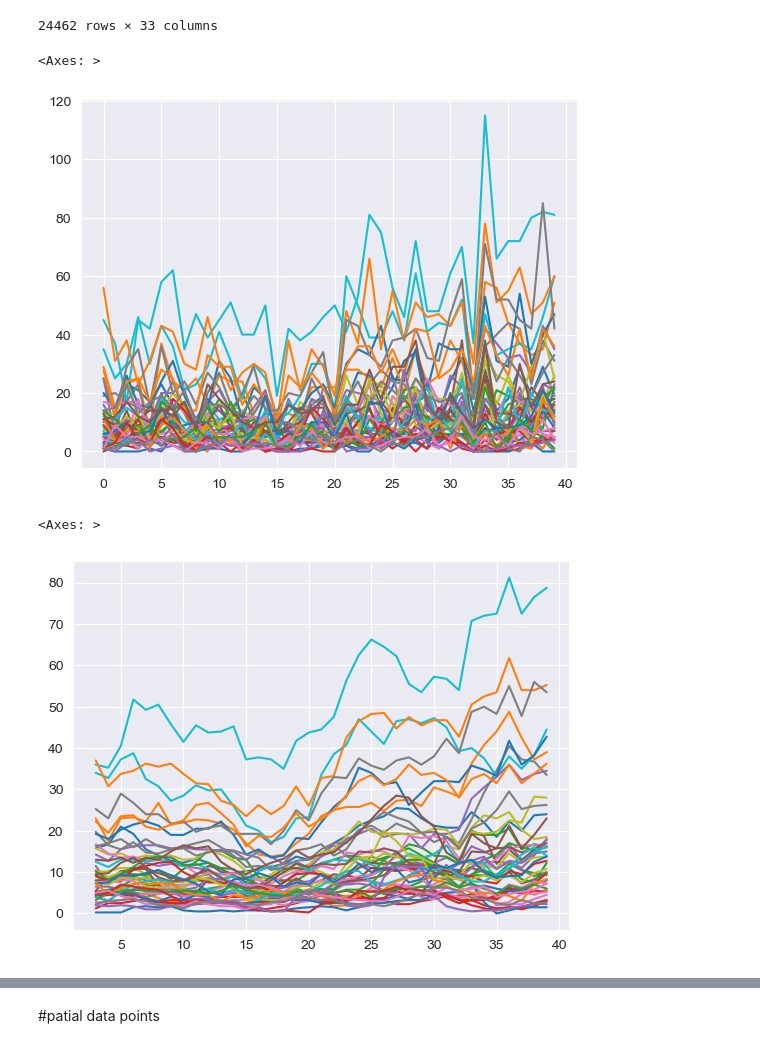
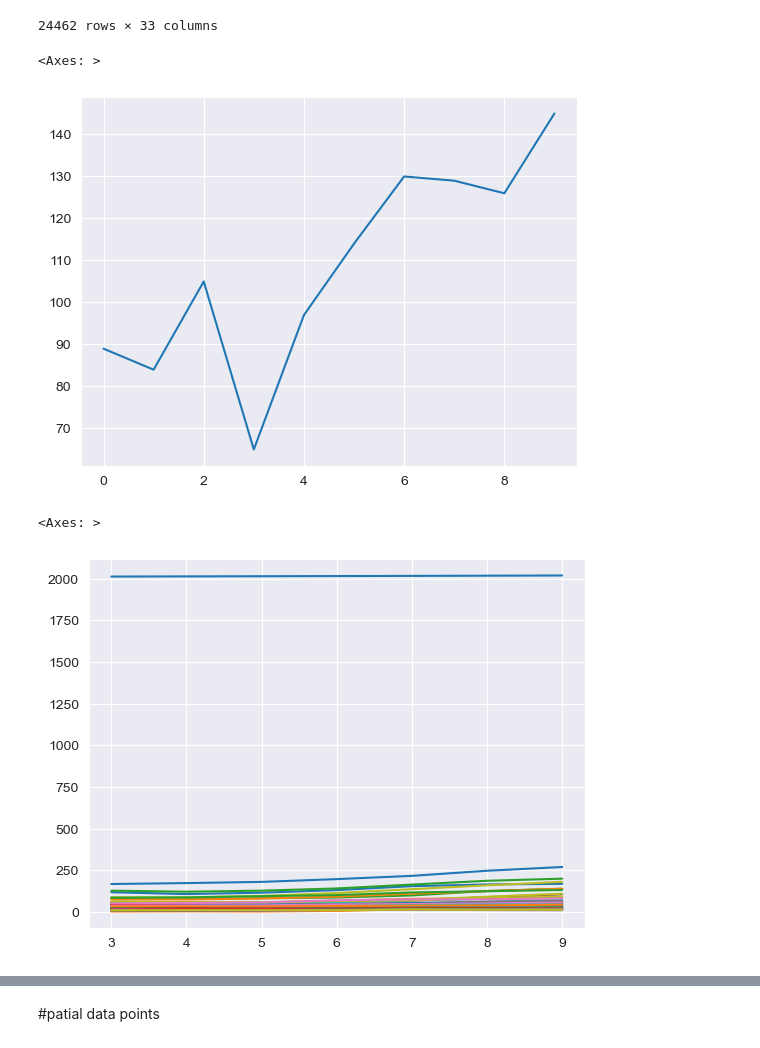
Before and after one commit to SantiRimedio/Trabajo_MacOs, a Jupyter notebook: Work/Exploración.ipynb, the cells around one changed output, grey strips where cells are left out. Cells and saved outputs as stored; diff of their text form; code cells hidden in the pictures.

```diff
--- a/Work/Exploración.ipynb
+++ b/Work/Exploración.ipynb
@@ -49,16 +49,16 @@ df
 # %%
 #Grouping of data by date
 merge = pd.DataFrame()
 for i in df["BARRIOS"].unique():
-    b = (df[df["BARRIOS"] == i].groupby(['DATE']).size()).to_frame(name=i)
+    b = (df[df["BARRIOS"] == i].groupby(['ANIO']).size()).to_frame(name=i)
 
     merge= pd.merge(merge, b, how="outer", right_index = True, left_index = True)
     merge.fillna(0,inplace=True)
 merge.reset_index(inplace=True)
-merge.plot(legend=None)
+merge["FLORES"].plot(legend=None)
 # %% [output]
 <Axes: >
-[figure, old version]
+[figure, new version]
 # %%
 ##Promedio móvil para disminuir varianzas estacionales y extraer tendencia
 # %%
@@ -67,7 +67,7 @@ merge_mean = merge.rolling(4).mean()
 merge_mean.plot(legend=None)
 # %% [output]
 <Axes: >
-[figure, old version]
+[figure, new version]
 # %%
 #Normalización de cada barrio para que las tendencias sean comparables
 # %%
```
Also changed, not shown: parts of 8 cells of this notebook, 6 other files.
